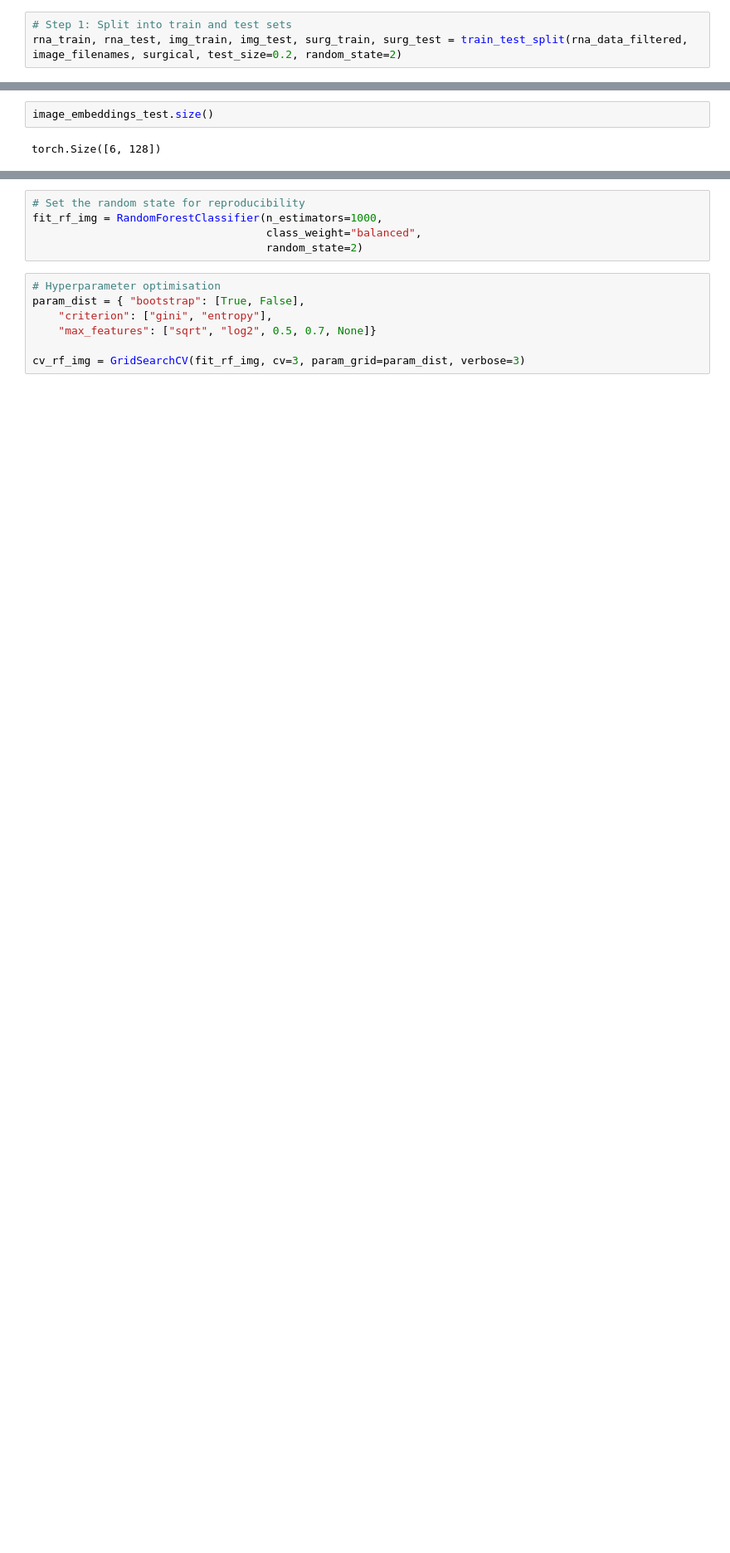
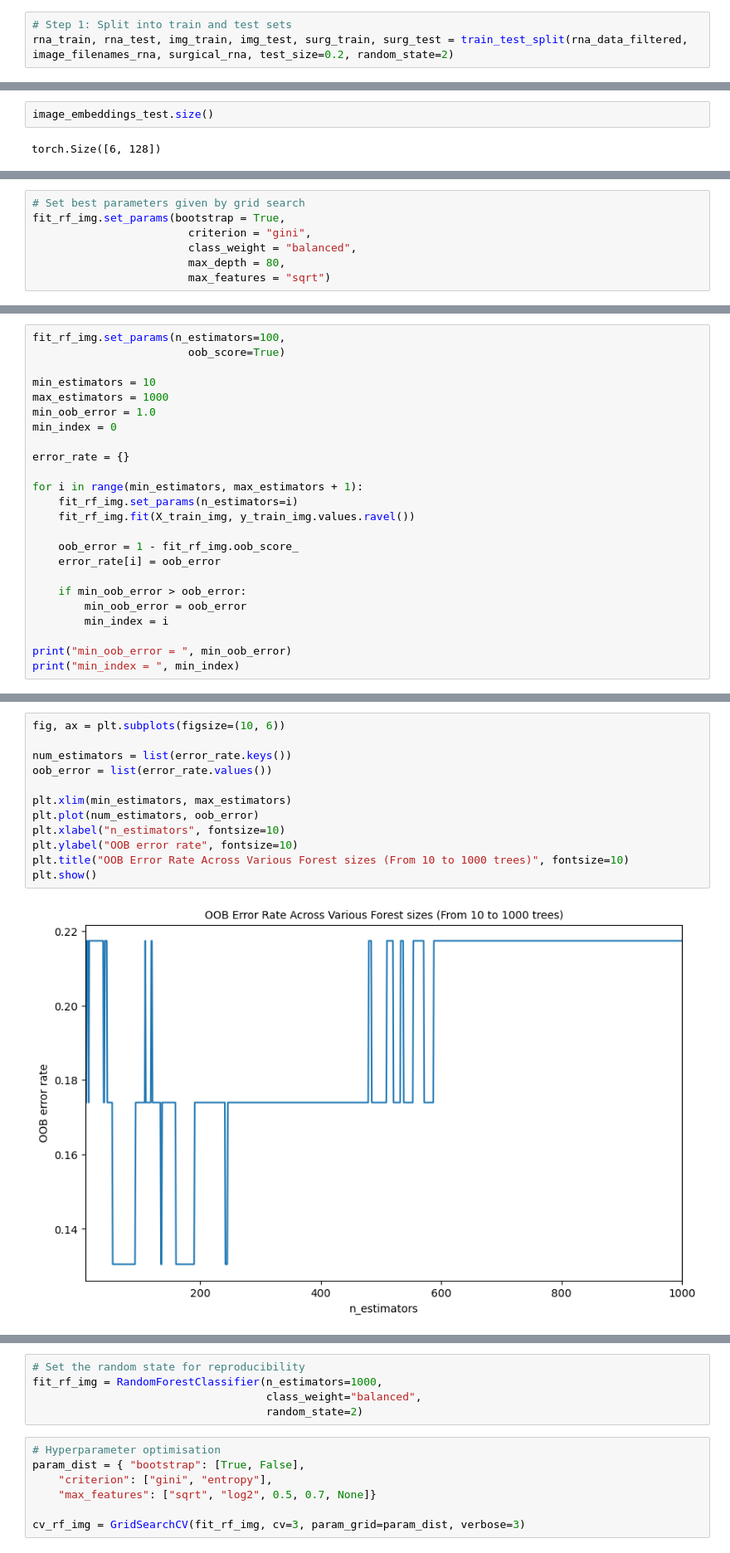
Before and after one commit to KristoferLintonReid/ultrasound-contrastivemodels, a Jupyter notebook: notebooks/baseline_models_embeddings.ipynb, the cells around one changed output, grey strips where cells are left out. Shown at 83% size. Drawn from its saved outputs; the diff is of its cells as text; blank space fills up the shorter version.

```diff
--- a/notebooks/baseline_models_embeddings.ipynb
+++ b/notebooks/baseline_models_embeddings.ipynb
@@ -257,7 +492,7 @@ set()
 rna_data_filtered = pd.DataFrame(rna_data_filtered)
 # %%
 # Step 1: Split into train and test sets
-rna_train, rna_test, img_train, img_test, surg_train, surg_test = train_test_split(rna_data_filtered, image_filenames, surgical, test_size=0.2, random_state=2)
+rna_train, rna_test, img_train, img_test, surg_train, surg_test = train_test_split(rna_data_filtered, image_filenames_rna, surgical_rna, test_size=0.2, random_state=2)
 # %%
 # Convert back to DataFrame
 rna_train = pd.DataFrame(rna_train, columns=rna_data_filtered.columns)
@@ -526,0 +834,7 @@ y_train_img = image_df_train[["SURGICAL"]]
+# %%
+# Set best parameters given by grid search
+fit_rf_img.set_params(bootstrap = True,
+                        criterion = "gini",
+                        class_weight = "balanced",
+                        max_depth = 80,
+                        max_features = "sqrt")
@@ -526,0 +846,24 @@ y_train_img = image_df_train[["SURGICAL"]]
+# %%
+fit_rf_img.set_params(n_estimators=100,
+                        oob_score=True)
+
+min_estimators = 10
+max_estimators = 1000
+min_oob_error = 1.0
+min_index = 0
+
+error_rate = {}
+
+for i in range(min_estimators, max_estimators + 1):
+    fit_rf_img.set_params(n_estimators=i)
+    fit_rf_img.fit(X_train_img, y_train_img.values.ravel())
+
+    oob_error = 1 - fit_rf_img.oob_score_
+    error_rate[i] = oob_error
+
+    if min_oob_error > oob_error:
+        min_oob_error = oob_error
+        min_index = i
+
+print("min_oob_error = ", min_oob_error)
+print("min_index = ", min_index)
@@ -526,0 +873,14 @@ y_train_img = image_df_train[["SURGICAL"]]
+# %%
+fig, ax = plt.subplots(figsize=(10, 6))
+
+num_estimators = list(error_rate.keys())
+oob_error = list(error_rate.values())
+
+plt.xlim(min_estimators, max_estimators)
+plt.plot(num_estimators, oob_error)
+plt.xlabel("n_estimators", fontsize=10)
+plt.ylabel("OOB error rate", fontsize=10)
+plt.title("OOB Error Rate Across Various Forest sizes (From 10 to 1000 trees)", fontsize=10)
+plt.show()
+# %% [output]
+[figure, added]
```
Also changed, not shown: parts of 162 cells of this notebook.
